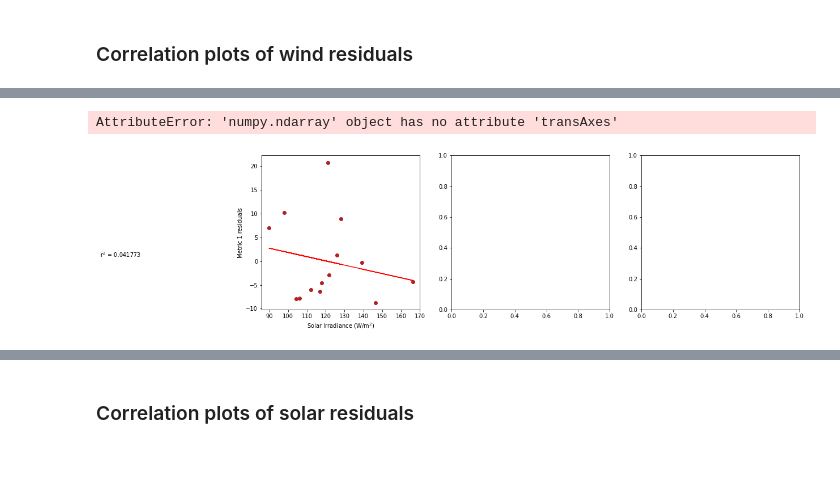
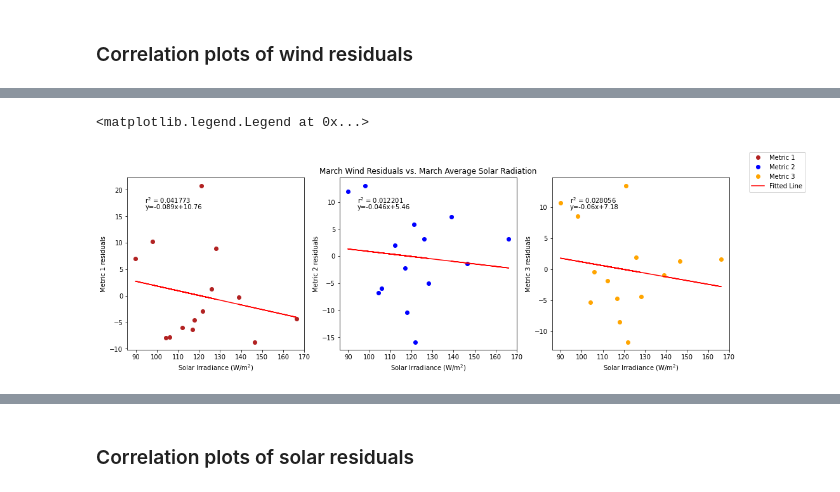
Before and after one commit to SalishSeaCast/Analysis-Aline, a Jupyter notebook: notebooks/Bloom_Timing/201905analysis.ipynb, the cells around one changed output, grey strips where cells are left out. Drawn from its saved outputs; the diff is of its cells as text; code cells hidden in the pictures; blank space fills up the shorter version.

Commit message:
correlation plots done up to halocline

```diff
--- a/notebooks/Bloom_Timing/201905analysis.ipynb
+++ b/notebooks/Bloom_Timing/201905analysis.ipynb
@@ -426,34 +427,34 @@ sns.heatmap(dfwind.corr(), annot = True,cmap=cm1,vmin=-1,vmax=1)
 # %%
 # ---------- Solar ---------
 fig4,ax4=plt.subplots(1,3,figsize=(17,5))
 ax4[0].plot(solarmar,windresid1,'o',color='firebrick',label='Metric 1')
 ax4[0].set_xlabel('Solar Irradiance (W/$\mathregular{m^2}$)')
 ax4[0].set_ylabel('Metric 1 residuals')
 y,r2,m,b=bloomdrivers.reg_r2(solarmar,windresid1)
 ax4[0].plot(solarmar, y, 'r')
-ax4[0].text(0.1, 0.85, '$\mathregular{r^2}$ = %f'%r2, transform=ax.transAxes)
-ax4[0].text(0.1,0.81,f'y={m}x+{b}',horizontalalignment='left',verticalalignment='bottom',transform=ax.transAxes)
+ax4[0].text(0.1, 0.85, '$\mathregular{r^2}$ = %f'%r2, transform=ax4[0].transAxes)
+ax4[0].text(0.1,0.81,f'y={m}x+{b}',horizontalalignment='left',verticalalignment='bottom',transform=ax4[0].transAxes)
 
 ax4[1].plot(solarmar,windresid2,'o',color='b',label='Metric 2')
 ax4[1].set_xlabel('Solar Irradiance (W/$\mathregular{m^2}$)')
 ax4[1].set_ylabel('Metric 2 residuals')
 ax4[1].set_title('March Wind Residuals vs. March Average Solar Radiation')
 y,r2,m,b=bloomdrivers.reg_r2(solarmar,windresid2)
 ax4[1].plot(solarmar, y, 'r')
-ax4[1].text(0.6, 0.85, '$\mathregular{r^2}$ = %f'%r2, transform=ax.transAxes)
-ax4[1].text(0.6,0.81,f'y={m}x+{b}',horizontalalignment='left',verticalalignment='bottom',transform=ax.transAxes)
+ax4[1].text(0.1, 0.85, '$\mathregular{r^2}$ = %f'%r2, transform=ax4[1].transAxes)
+ax4[1].text(0.1,0.81,f'y={m}x+{b}',horizontalalignment='left',verticalalignment='bottom',transform=ax4[1].transAxes)
 
 ax4[2].plot(solarmar,windresid3,'o',color='orange',label='Metric 3')
 ax4[2].set_xlabel('Solar Irradiance (W/$\mathregular{m^2}$)')
 ax4[2].set_ylabel('Metric 3 residuals')
 y,r2,m,b=bloomdrivers.reg_r2(solarmar,windresid3)
 ax4[2].plot(solarmar, y, 'r', label='Fitted Line')
-ax4[2].text(1.1, 0.85, '$\mathregular{r^2}$ = %f'%r2, transform=ax.transAxes)
-ax4[2].text(1.1,0.81,f'y={m}x+{b}',horizontalalignment='left',verticalalignment='bottom',transform=ax.transAxes)
+ax4[2].text(0.1, 0.85, '$\mathregular{r^2}$ = %f'%r2, transform=ax4[2].transAxes)
+ax4[2].text(0.1,0.81,f'y={m}x+{b}',horizontalalignment='left',verticalalignment='bottom',transform=ax4[2].transAxes)
 fig4.legend()
 # %% [output]
-AttributeError: 'numpy.ndarray' object has no attribute 'transAxes'
+<matplotlib.legend.Legend at 0x...>
-[figure, old version]
+[figure, new version]
 # %%
 # ---------- Temperature ---------
 fig4,ax4=plt.subplots(1,3,figsize=(17,5))
```
Also changed, not shown: parts of 87 cells of this notebook.
